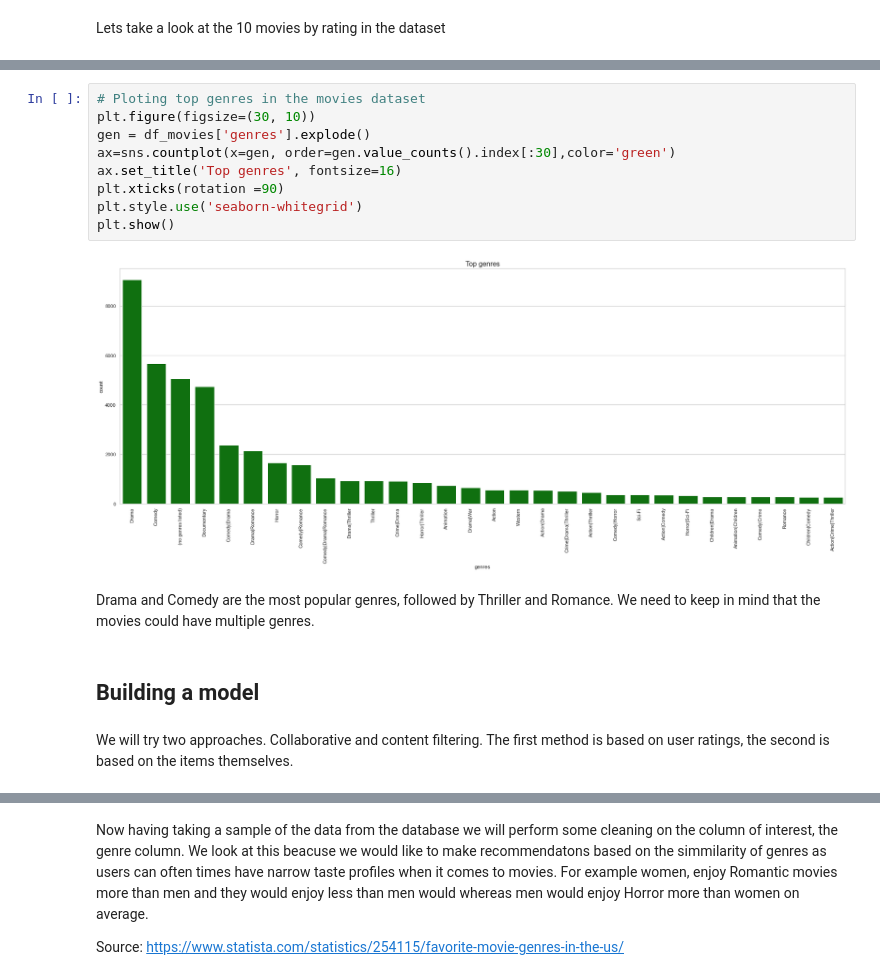
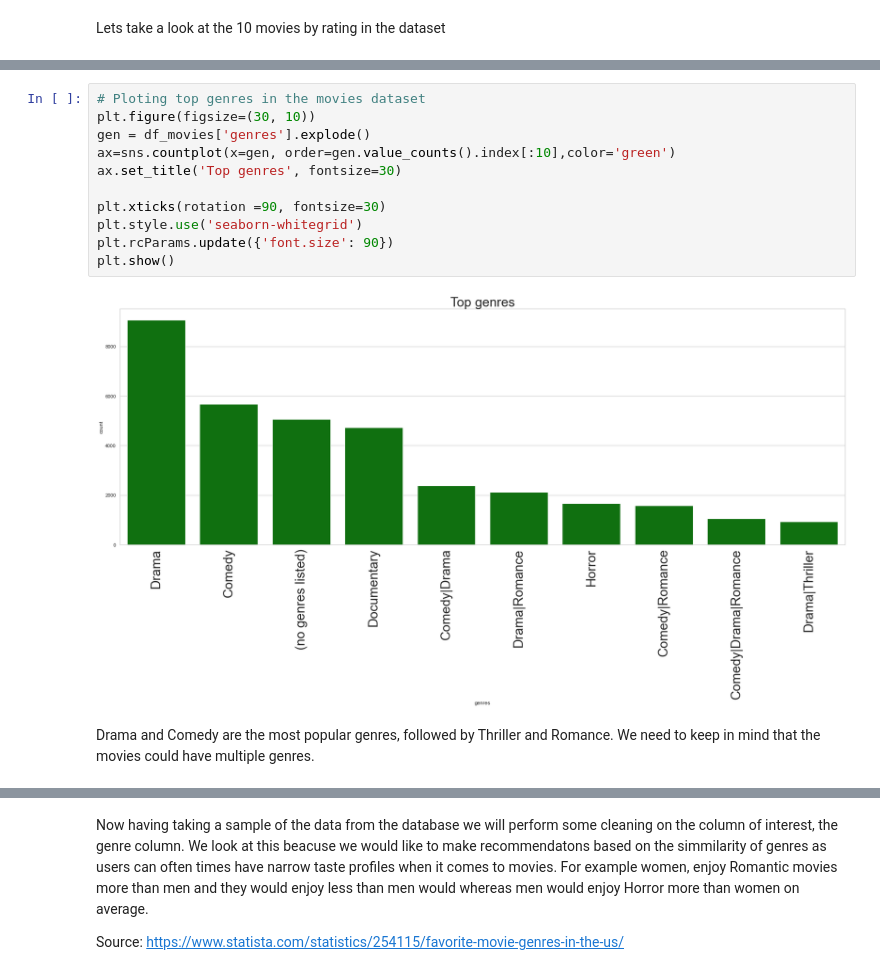
Before and after one commit to VicariousVision/Classification-CB2, a Jupyter notebook: cb2-movie-classifier(1)(1).ipynb, the cells around one changed output, grey strips where cells are left out. Cells and saved outputs as stored; diff of their text form.

```diff
--- a/cb2-movie-classifier(1)(1).ipynb
+++ b/cb2-movie-classifier(1)(1).ipynb
@@ -419,17 +385,15 @@ plt.yticks(fontsize=20)
 # %%
 # Ploting top genres in the movies dataset
 plt.figure(figsize=(30, 10))
 gen = df_movies['genres'].explode()
-ax=sns.countplot(x=gen, order=gen.value_counts().index[:30],color='green')
-ax.set_title('Top genres', fontsize=16)
-plt.xticks(rotation =90)
+ax=sns.countplot(x=gen, order=gen.value_counts().index[:10],color='green')
+ax.set_title('Top genres', fontsize=30)
+
+plt.xticks(rotation =90, fontsize=30)
 plt.style.use('seaborn-whitegrid')
+plt.rcParams.update({'font.size': 90})
 plt.show()
 # %% [output]
-[figure, old version]
+[figure, new version]
 # %% [markdown]
 Drama and Comedy are the most popular genres, followed by Thriller and Romance. We need to keep in mind that the movies could have multiple genres.
-# %% [markdown]
-## Building a model
-# %% [markdown]
-We will try two approaches. Collaborative and content filtering. The first method is based on user ratings, the second is based on the items themselves.
```
Also changed, not shown: parts of 111 cells of this notebook.
